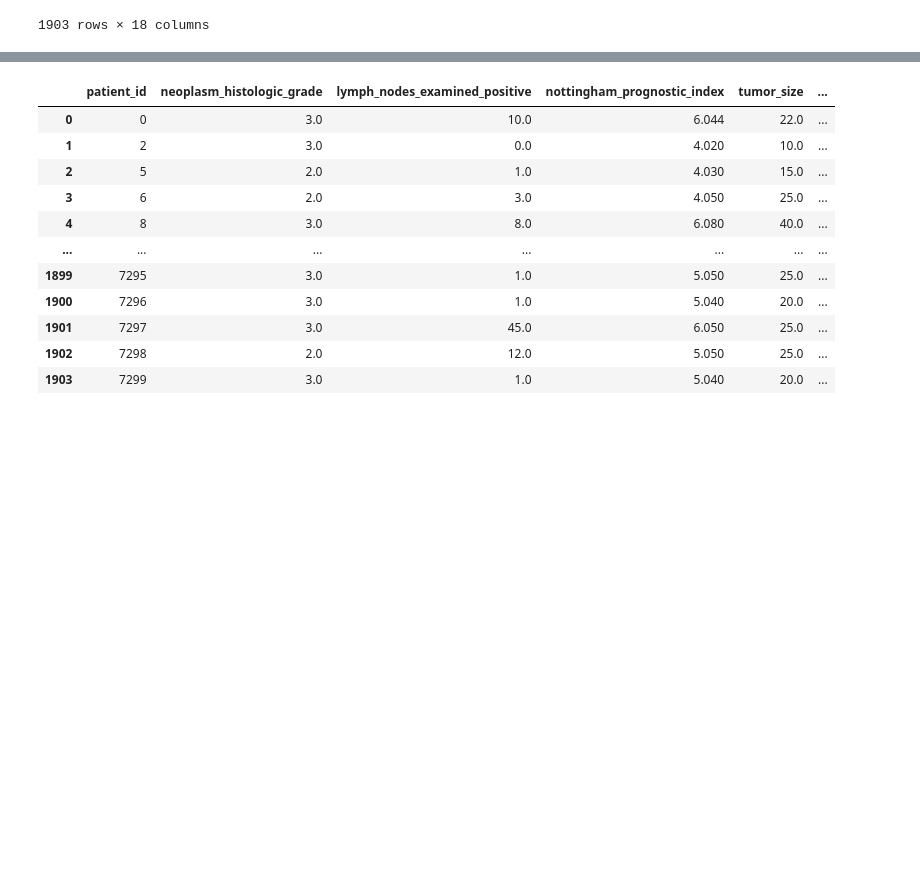
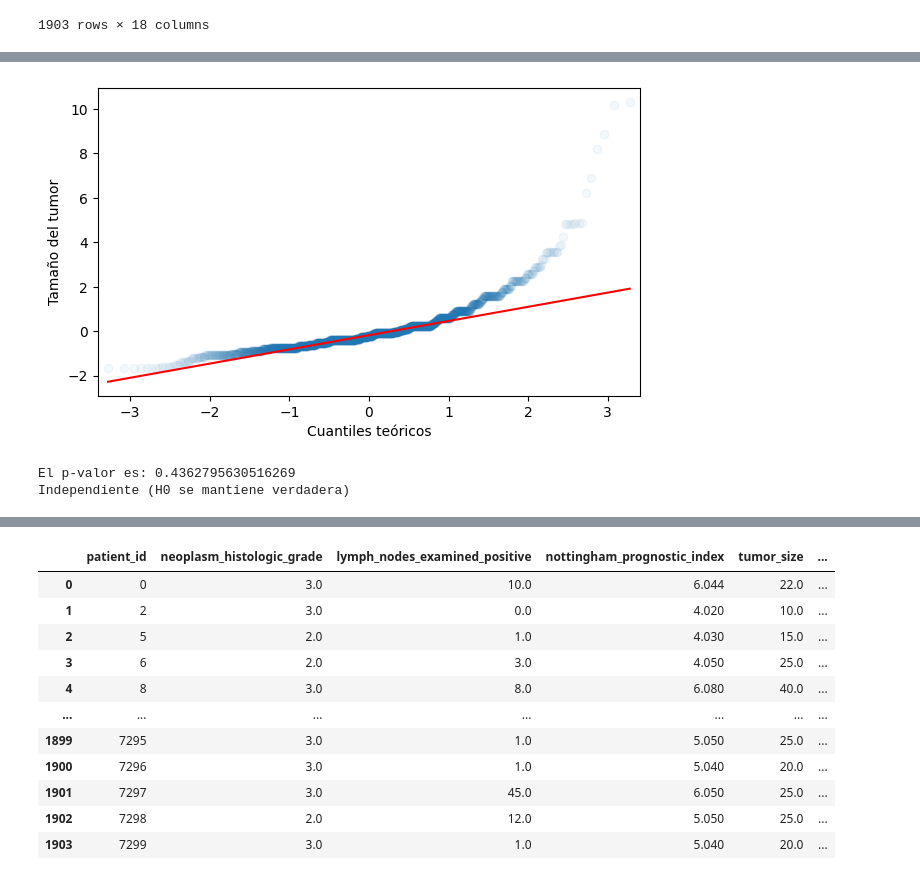
Before and after one commit to SebasM2000/DataBase_Sttcs, a Jupyter notebook: comp.ipynb, the cells around one changed output, grey strips where cells are left out. Cells and saved outputs as stored; diff of their text form; code cells hidden in the pictures; blank space fills up the shorter version.

```diff
--- a/comp.ipynb
+++ b/comp.ipynb
@@ -243,3 +269,30 @@ lymph_nodes_examined_positive : Estadítico = 1573.4760743914558, p-value = 0.0
+# %%
+# Gráfico QQ
+fig, ax = plt.subplots(figsize=(7,4))
+sm.qqplot(analisis1["tumor_size"], fit = True,  line = "q", alpha = 0.05, lw = 2, ax = ax)
+plt.xlabel("Cuantiles teóricos")
+plt.ylabel("Tamaño del tumor")
+plt.show()
+# %% [output]
+[figure, added]
+# %%
+# Chi cuadrado
+from scipy.stats import chi2_contingency
+
+# definiendo la tabla
+data = [analisis1["overall_survival"], analisis1["tumor_size"]]
+stat, p, dof, expected = chi2_contingency(data)
+
+# interpreta el p_valor
+alpha = 0.05
+print("El p-valor es: " + str(p))
+if p <= alpha:
+    print('Dependiente (rechaza H0)')
+else:
+    print('Independiente (H0 se mantiene verdadera)')
+# %% [output]
+El p-valor es: 0.4362795630516269
+Independiente (H0 se mantiene verdadera)
 # %%
 # Modelo de regresión lineal
 def modelo():
```
Also changed, not shown: parts of 19 cells of this notebook.
